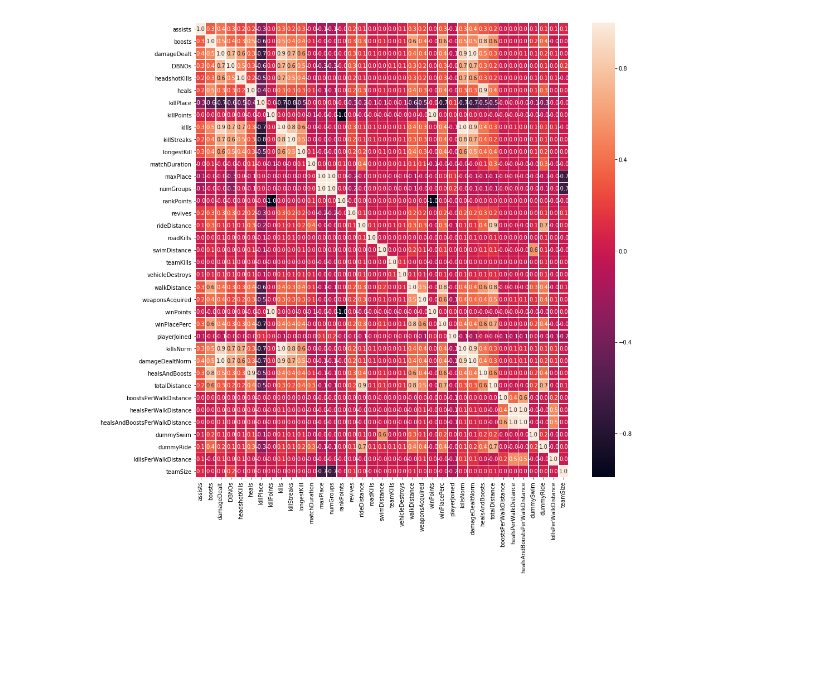
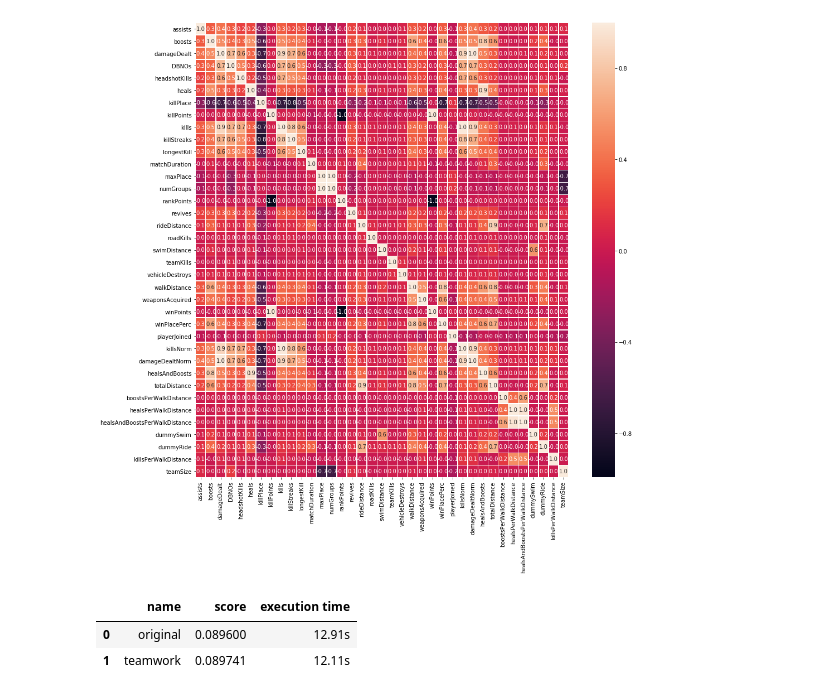
Before and after one commit to Jace-Zhang/Python-Kaggle, a Jupyter notebook: PUBG1/Feature engineering.ipynb, the cells around one changed output. Drawn from its saved outputs; the diff is of its cells as text; code cells hidden in the pictures; blank space fills up the shorter version.

```diff
--- a/PUBG1/Feature engineering.ipynb
+++ b/PUBG1/Feature engineering.ipynb
@@ -203,3 +209,13 @@ sns.heatmap(data.corr(), annot=True, linewidths=.5, fmt= '.1f',ax=ax)
 plt.show()
 # %% [output]
 [figure]
+# %%
+def train_test_split(df, test_size=0.1):
+    match_ids = df['matchId'].unique().tolist()
+    train_size = int(len(match_ids) * (1 - test_size))
+    train_match_ids = random.sample(match_ids, train_size)
+
+    train = df[df['matchId'].isin(train_match_ids)]
+    test = df[-df['matchId'].isin(train_match_ids)]
+
+    return train, test
@@ -205,0 +262,15 @@ plt.show()
+# %%
+def original(df):
+    return df
+def teamwork(df):
+    df['teamwork'] = df['assists'] + df['revives']
+    return df
+# %%
+run_experiments([
+    original,
+    teamwork
+])
+# %% [output]
+|  | name | score | execution time |
+| 0 | original | 0.089600 | 12.91s |
+| 1 | teamwork | 0.089741 | 12.11s |
```
Also changed, not shown: parts of 2 cells of this notebook, 1 other file.
